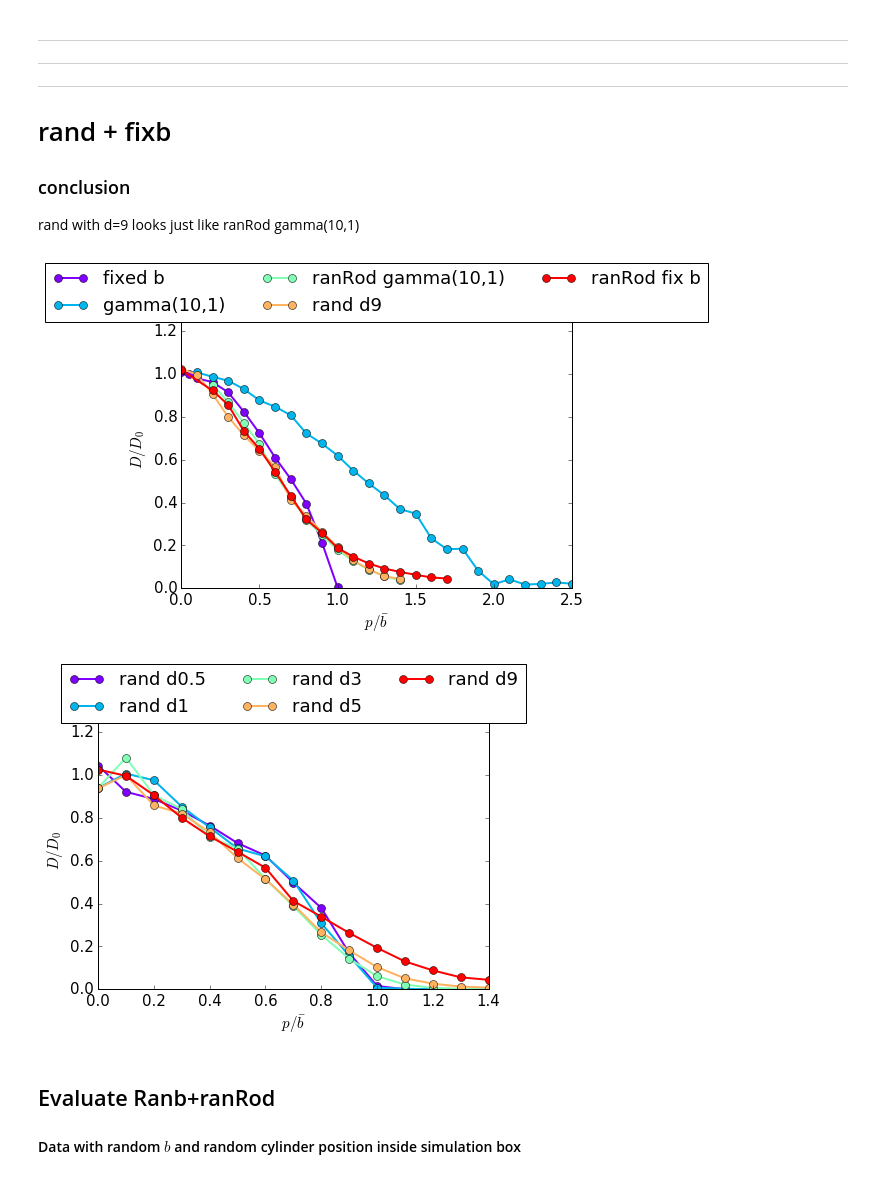
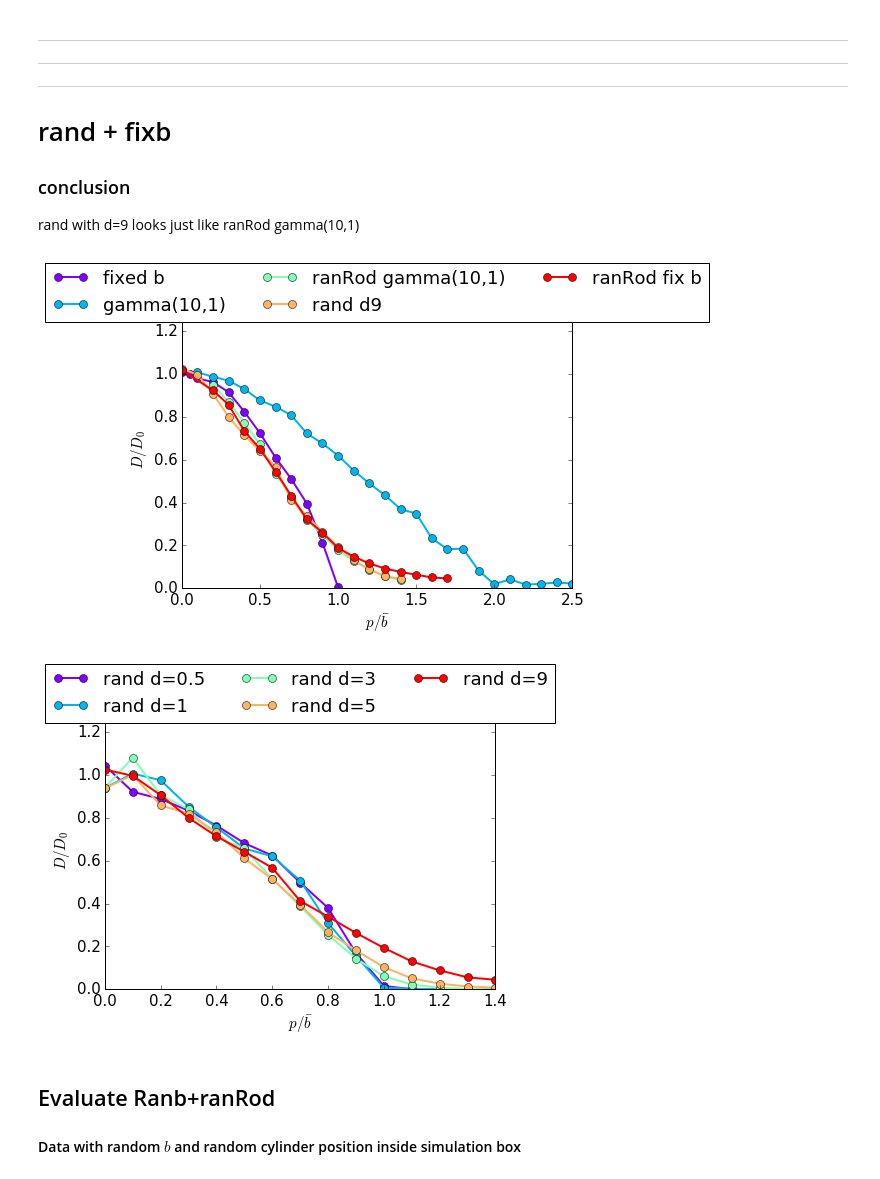
Before and after one commit to JohannHansing/iPythonNB, a Jupyter notebook: Ranb/Ranb.ipynb, the cells around one changed output. Saved outputs shown, nothing was run; the diff lists cells and outputs as text; code cells hidden in the pictures.

```diff
--- a/Ranb/Ranb.ipynb
+++ b/Ranb/Ranb.ipynb
@@ -19,7 +19,7 @@ def pltPrintPar():
 
 rootTP="/home/johann/Remote/imac"
 rootMAC="/Users/jh"
-root=rootTP
+root=rootMAC
 # %%
 def plotdataArr(dataArray,xlabel,lineArr,lineParam='',title='',linestyles='',setlog='',legendloc='upper center'):
     # color stuff: http://stackoverflow.com/questions/4971269/how-to-pick-a-new-color-for-each-plotted-line-within-a-figure-in-matplotlib
@@ -99,14 +99,14 @@ u0data, dummy = getTriggerData(triggerArr)
 triggerNameArr = ['fixed b','gamma(10,1)','ranRod gamma(10,1)','rand d9','ranRod fix b']
 plotdataArr(u0data,r'p/\bar{b}',lineArr=triggerNameArr)
 # %% [output]
-[figure, old version]
+[figure, new version]
 # %%
 triggerArr = ['rand/d0.5/fixb','rand/d1/fixb','rand/d3/fixb','rand/d5/fixb','rand/d9/fixb']
 u0data, dummy = getTriggerData(triggerArr)
-triggerNameArr = ['rand d0.5','rand d1','rand d3','rand d5','rand d9']
+triggerNameArr = ['rand d=0.5','rand d=1','rand d=3','rand d=5','rand d=9']
 plotdataArr(u0data,r'p/\bar{b}',lineArr=triggerNameArr)
 # %% [output]
-[figure, old version]
+[figure, new version]
 # %% [markdown]
 ## Evaluate Ranb+ranRod
 ####  Data with random $b$ and random cylinder position inside simulation box
```
Also changed, not shown: parts of 2 cells of this notebook, 4 other files.
